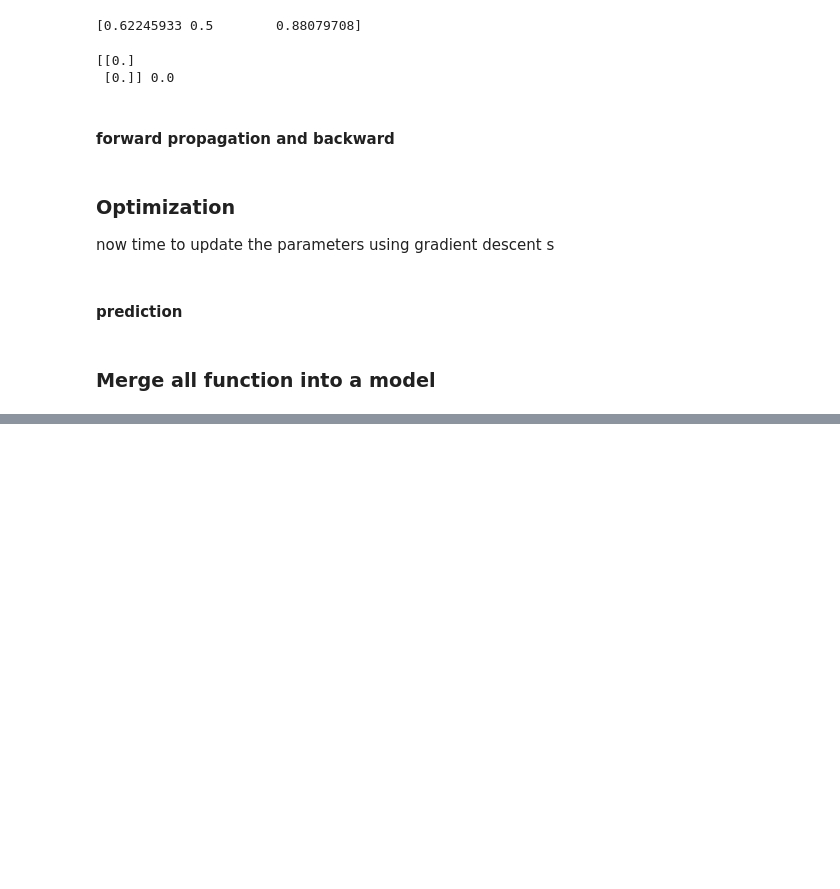
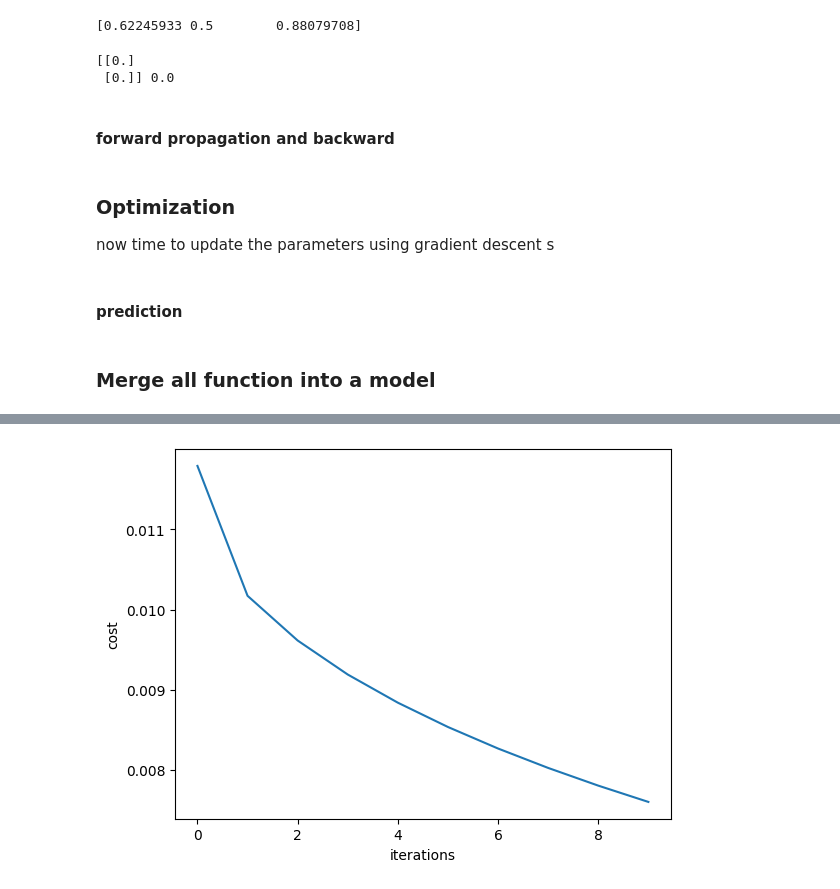
Before and after one commit to Sakshamroy/neural_network, a Jupyter notebook: deep1.ipynb, the cells around one changed output, grey strips where cells are left out. Drawn from its saved outputs; the diff is of its cells as text; code cells hidden in the pictures; blank space fills up the shorter version.

```diff
--- a/deep1.ipynb
+++ b/deep1.ipynb
@@ -138,16 +138,16 @@ def propagate(w, b, X, Y):
     m = X.shape[0]
     #forward propagation
     A = 1 / (1 + np.exp(-(np.dot(w.T,X) + b)))
-    cost = (-1/m)* np.sum(Y * np.log(A) + (1 - Y) * np.log(1-A))
+    costs = (-1/m)* np.sum(Y * np.log(A) + (1 - Y) * np.log(1-A))
 
     #Backward propagation
     dw = (1/m) * np.dot(X, (A-Y).T)
-    db = (1/m) * np.dot(A-Y)
+    db = (1/m) * np.sum(A-Y)
 
-    cost = np.squeeze(np.array(cost))
+    costs = np.squeeze(np.array(costs))
     grads = {"dw" : dw,
              "db" : db}
-    return grads , cost
+    return grads , costs
 # %% [markdown]
 <h3>Optimization</h3>
 
@@ -172,7 +172,7 @@ def optimize(w, b, X, Y, num_iteration= 100, learning_rate = 0.009, print_cost =
     w = copy.deepcopy(w)
     b = copy.deepcopy(b)
 
-    cost = []#creating a list
+    costs = []#creating a list
 
     for i in range(num_iteration):
         grads, cost = propagate(w, b, X, Y)#prediction, cost
@@ -185,8 +185,8 @@ def optimize(w, b, X, Y, num_iteration= 100, learning_rate = 0.009, print_cost =
         w = w -learning_rate * dw
         b = b - learning_rate * db
 
-        if i % 100 == 0:
-            cost.append(cost)
+        if i % 500 == 0:
+            costs.append(cost)
             if print_cost:
                 print("cost after iteration %i: %f" %(i, cost))
 
@@ -231,0 +272,2 @@ def model (X_train, Y_train, X_test, Y_test, num_iteration = 2000, learning_rate
+# %%
+logistic_regression_model = model(train_set_x, train_set_y, test_set_x, test_set_y, num_iteration = 5000, learning_rate = 0.01, print_cost=True)
@@ -231,0 +295,9 @@ def model (X_train, Y_train, X_test, Y_test, num_iteration = 2000, learning_rate
+# %%
+#ploting the learning curve
+costs = np.squeeze(logistic_regression_model['costs'])
+plt.plot(costs)
+plt.ylabel('cost')
+plt.xlabel('iterations')
+plt.show()
+# %% [output]
+[figure, added]
```
Also changed, not shown: parts of 5 cells of this notebook.
